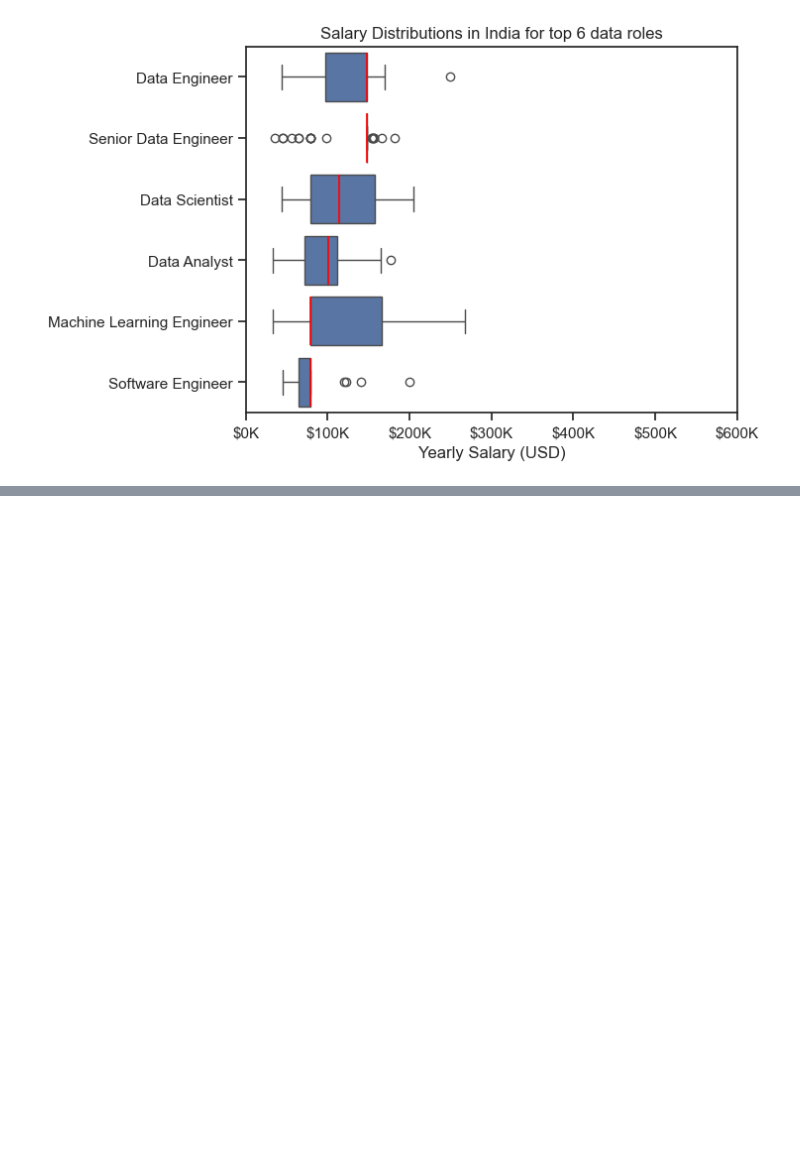
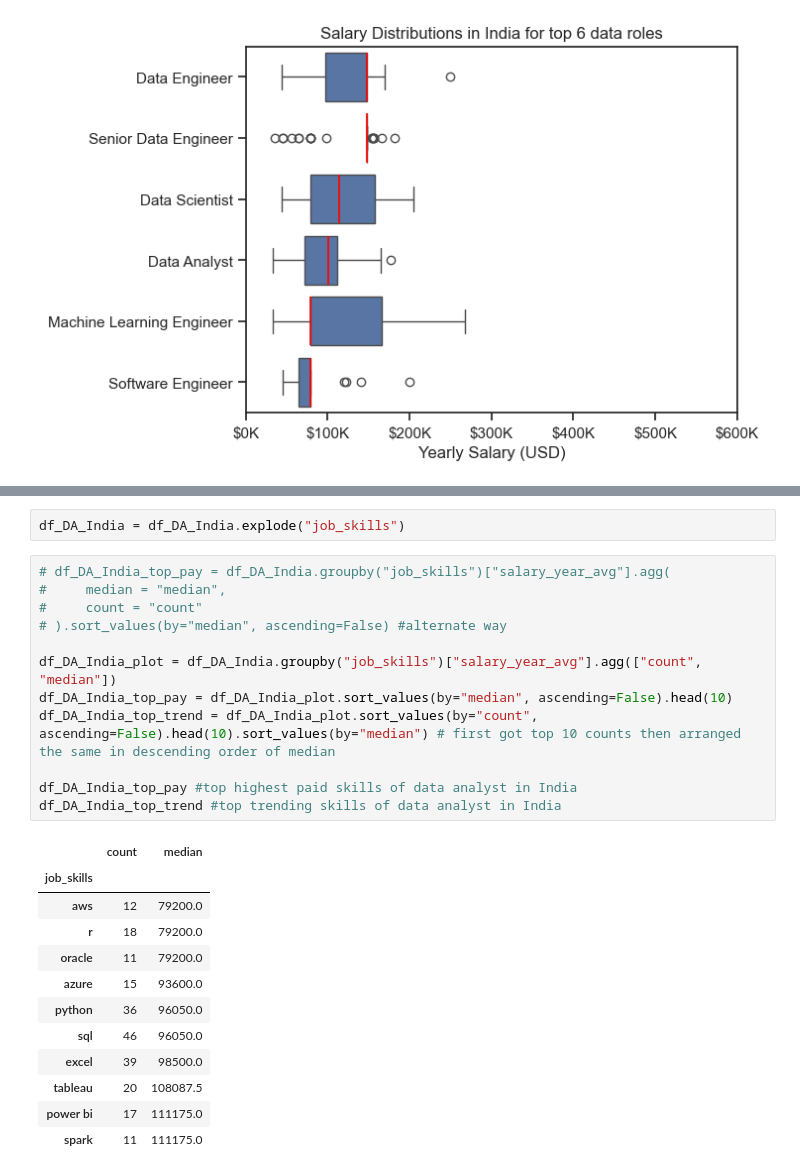
Before and after one commit to Sujalk63/Jobs-Skills-Analysis, a Jupyter notebook: 4_salary_analysis.ipynb, the cells around one changed output, grey strips where cells are left out. Cells and saved outputs as stored; diff of their text form; blank space fills up the shorter version.

```diff
--- a/4_salary_analysis.ipynb
+++ b/4_salary_analysis.ipynb
@@ -74,0 +86,27 @@ plt.show()
+# %%
+df_DA_India = df_DA_India.explode("job_skills")
+# %%
+# df_DA_India_top_pay = df_DA_India.groupby("job_skills")["salary_year_avg"].agg(
+#     median = "median",
+#     count = "count"
+# ).sort_values(by="median", ascending=False) #alternate way
+
+df_DA_India_plot = df_DA_India.groupby("job_skills")["salary_year_avg"].agg(["count", "median"])
+df_DA_India_top_pay = df_DA_India_plot.sort_values(by="median", ascending=False).head(10)
+df_DA_India_top_trend = df_DA_India_plot.sort_values(by="count", ascending=False).head(10).sort_values(by="median") # first got top 10 counts then arranged the same in descending order of median
+
+df_DA_India_top_pay #top highest paid skills of data analyst in India
+df_DA_India_top_trend #top trending skills of data analyst in India
+# %% [output]
+|  | count | median |
+| job_skills |  |  |
+| aws | 12 | 79200.0 |
+| r | 18 | 79200.0 |
+| oracle | 11 | 79200.0 |
+| azure | 15 | 93600.0 |
+| python | 36 | 96050.0 |
+| sql | 46 | 96050.0 |
+| excel | 39 | 98500.0 |
+| tableau | 20 | 108087.5 |
+| power bi | 17 | 111175.0 |
+| spark | 11 | 111175.0 |
```
Also changed, not shown: parts of 5 cells of this notebook.
